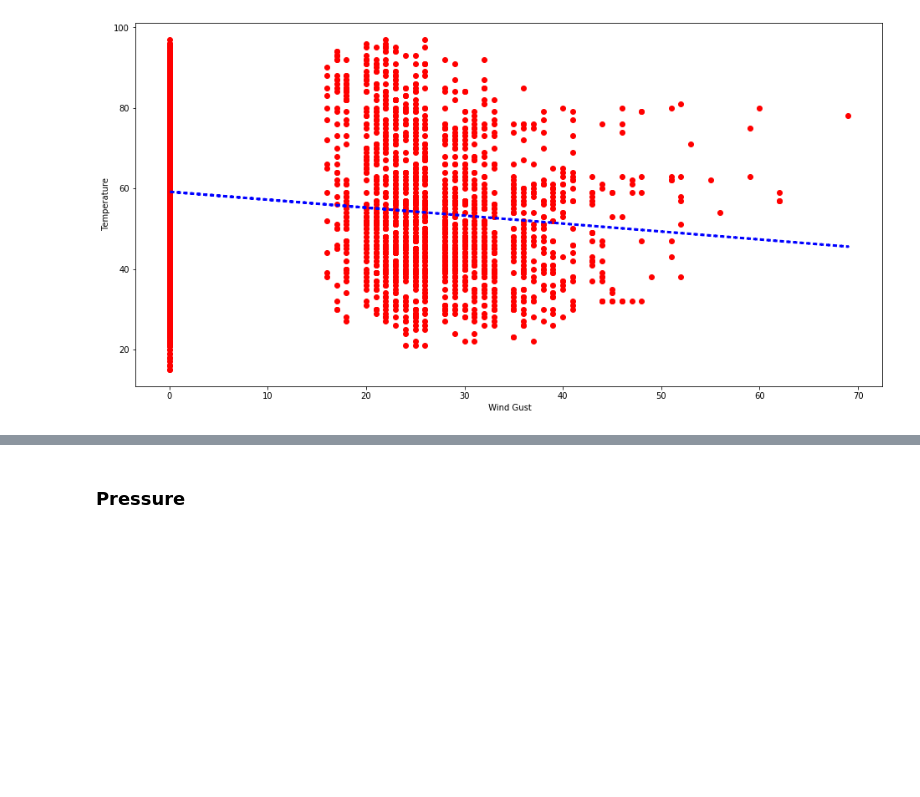
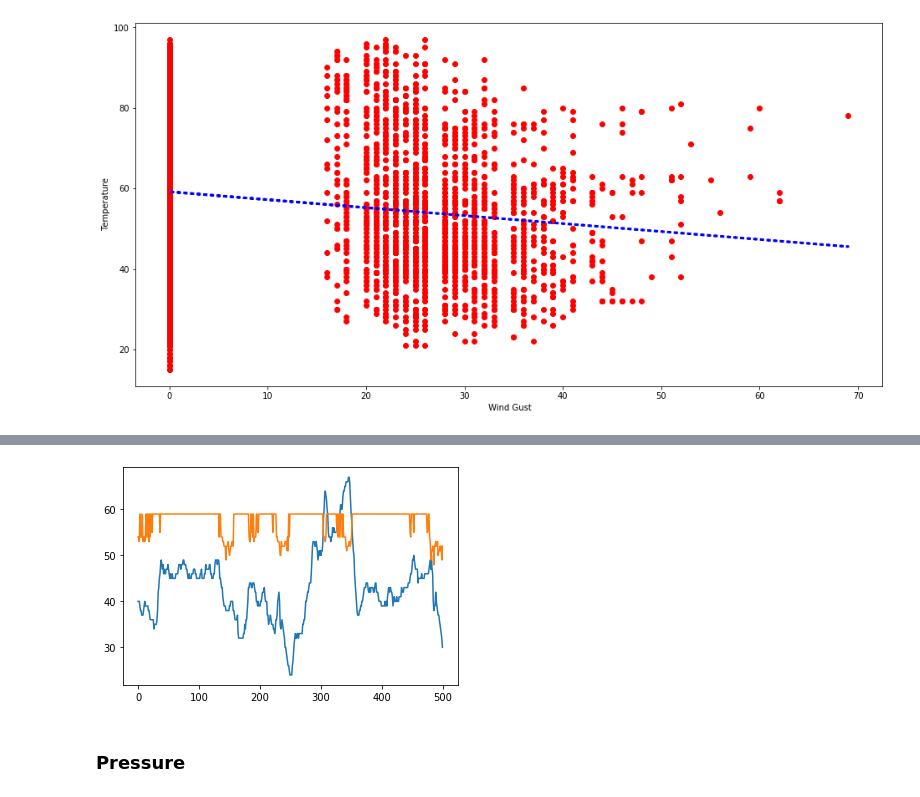
Before and after one commit to pedrohcaminha/projeto1DS, a Jupyter notebook: projeto_1.ipynb, the cells around one changed output, grey strips where cells are left out. Cells and saved outputs as stored; diff of their text form; code cells hidden in the pictures; blank space fills up the shorter version.

```diff
--- a/projeto_1.ipynb
+++ b/projeto_1.ipynb
@@ -937,6 +979,22 @@ Covariance Type:            nonrobust
 
 Warnings:
 [1] Standard Errors assume that the covariance matrix of the errors is correctly specified.
+# %%
+coef = [reg.intercept_[0], reg.coef_[0][0]]
+real = []
+estimado = []
+for index in range(500):
+  temperatura = coef[0] + data['Wind Gust'][index] * coef[1]
+  real.append(int(temperatura))
+  estimado.append(data['Temperature'][index])
+comp = pd.DataFrame(real, estimado)
+comp = comp.reset_index()
+comp.columns = ['real', 'estimado']
+plt.plot(comp.index, comp.real, comp.index, comp.estimado)
+plt.show()
+plt.close()
+# %% [output]
+[figure, added]
 # %% [markdown]
 ### Pressure
 # %%
```
Also changed, not shown: parts of 14 cells of this notebook.
